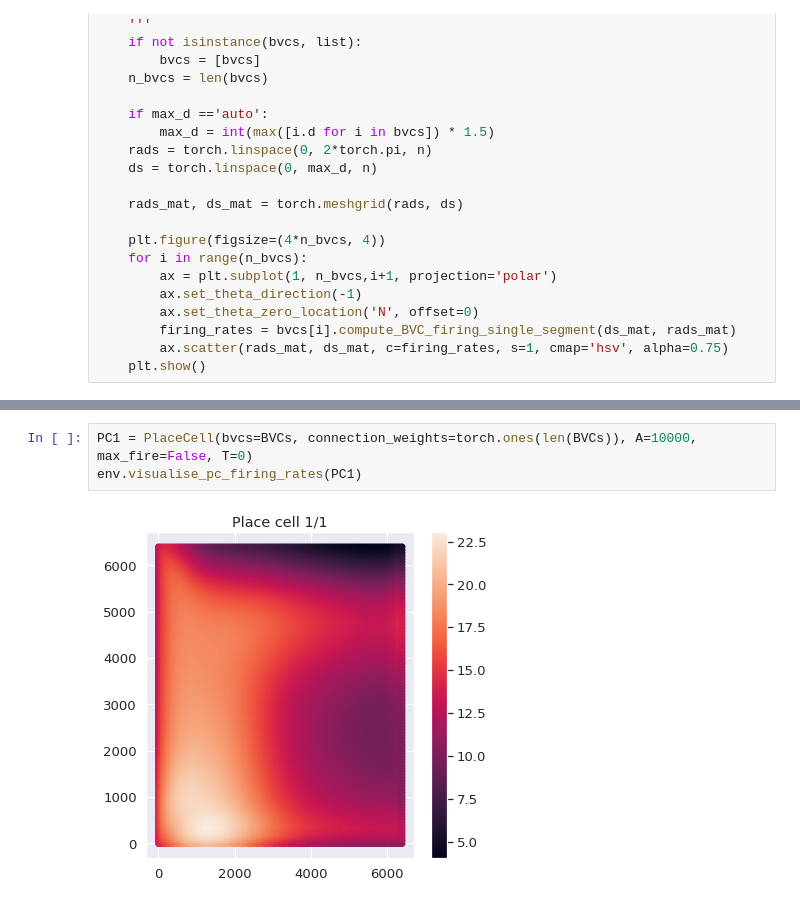
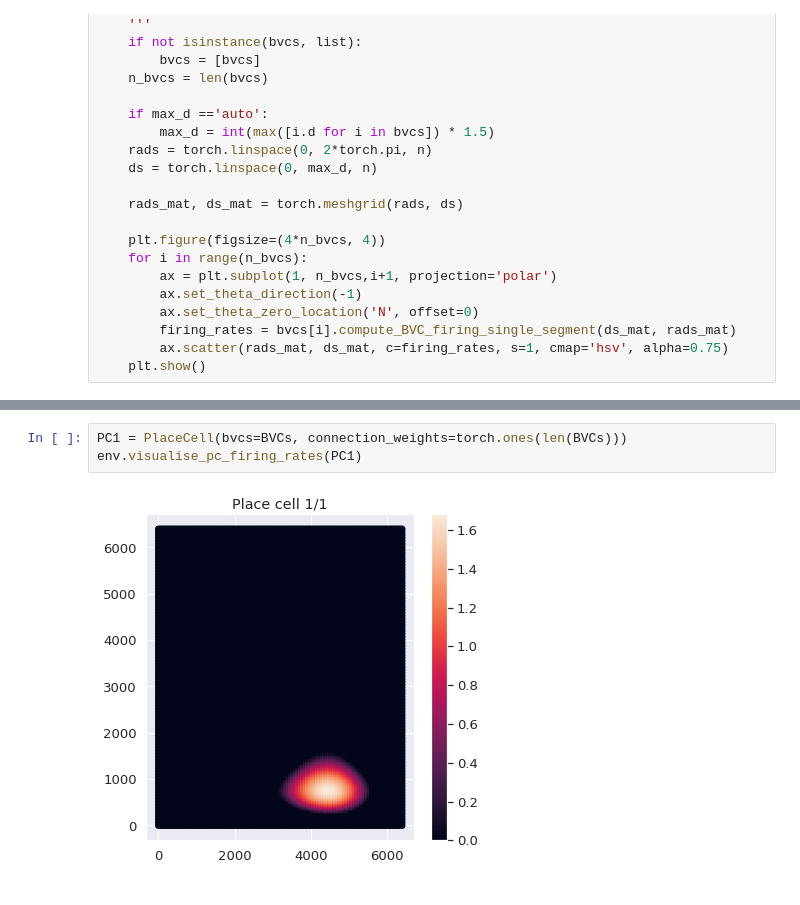
Before and after one commit to cngzlsh/BrainNet, a Jupyter notebook: bvc_experiments.ipynb, the cells around one changed output, grey strips where cells are left out. Cells and saved outputs as stored; diff of their text form.

```diff
--- a/bvc_experiments.ipynb
+++ b/bvc_experiments.ipynb
@@ -261,8 +269,8 @@ env.visualise_bvc_firing_rates(BVCs)
-# %%
-PC1 = PlaceCell(bvcs=BVCs, connection_weights=torch.ones(len(BVCs)), A=10000, max_fire=False, T=0)
-env.visualise_pc_firing_rates(PC1)
-# %% [output]
-[figure, removed]
+# %%
+PC1 = PlaceCell(bvcs=BVCs, connection_weights=torch.ones(len(BVCs)))
+env.visualise_pc_firing_rates(PC1)
+# %% [output]
+[figure, added]
 # %%
 PlaceCells = []
 for i in range(5):
```
Also changed, not shown: parts of 4 cells of this notebook, 18 other files.
